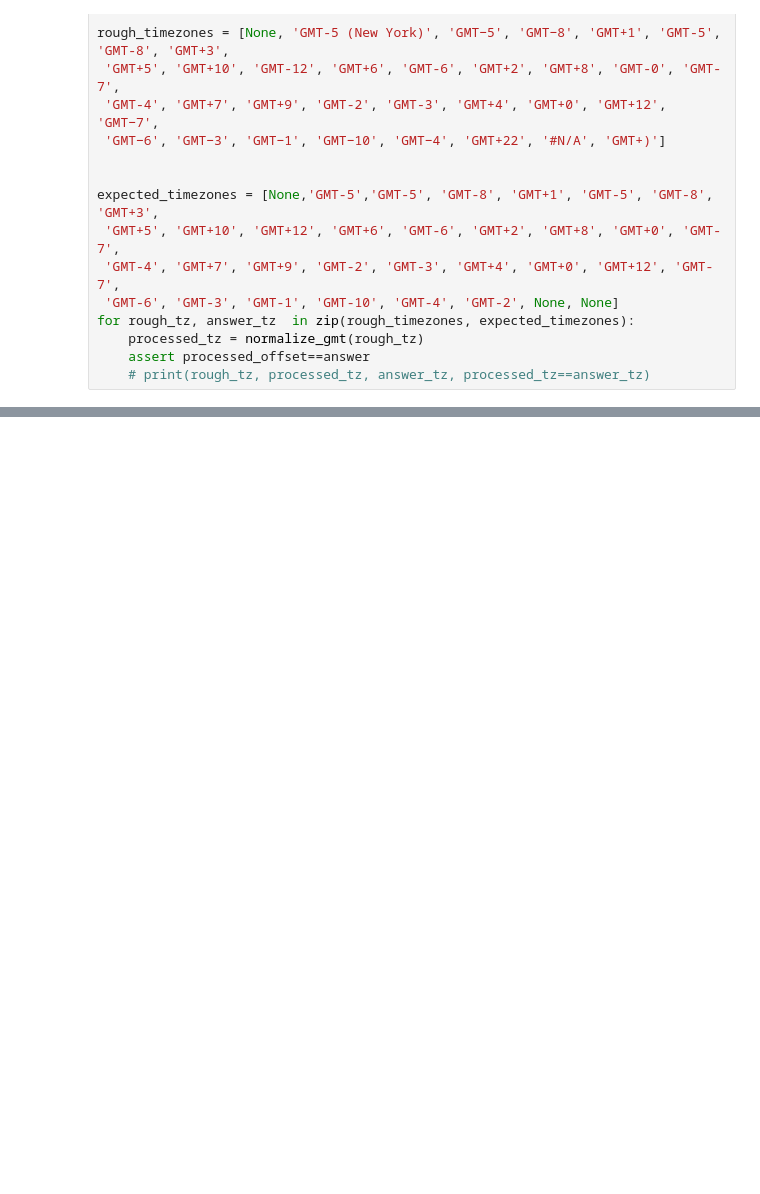
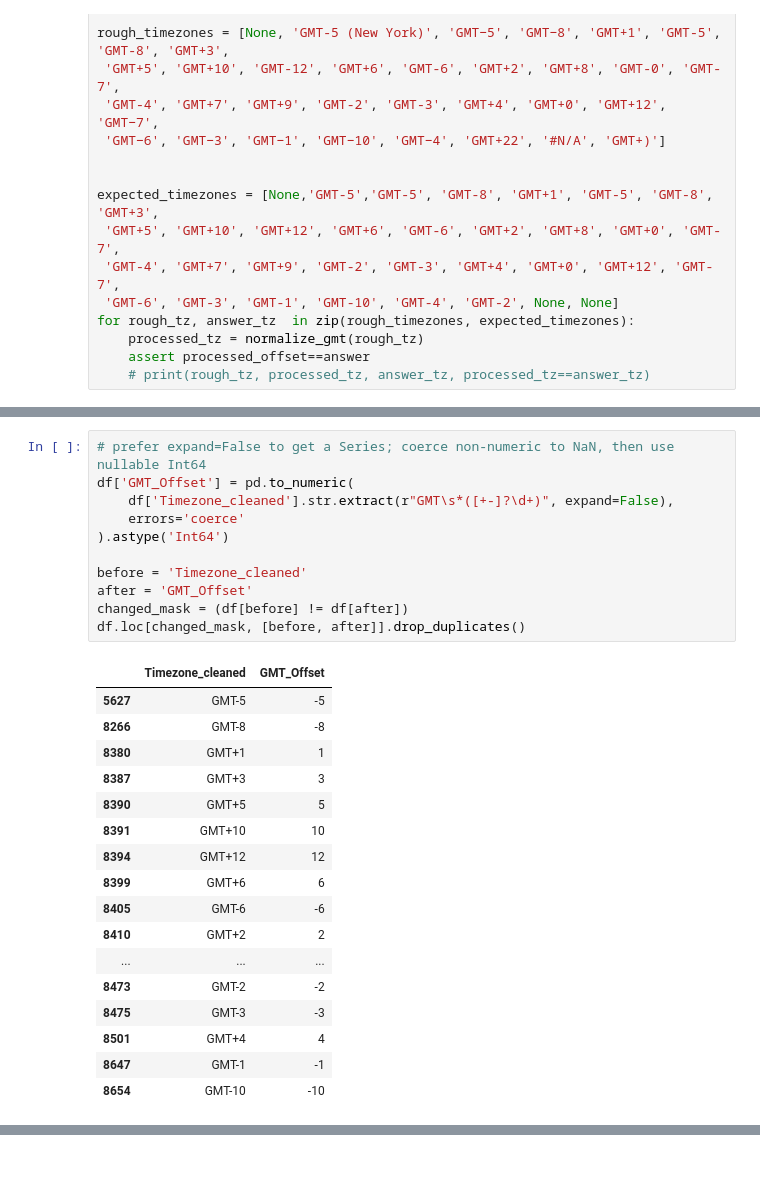
Before and after one commit to chingu-voyages/V58-tier3-team-37, a Jupyter notebook: data_cleaning/cleaning_chingu_demographics.ipynb, the cells around one changed output, grey strips where cells are left out. Saved outputs shown, nothing was run; the diff lists cells and outputs as text; blank space fills up the shorter version.

```diff
--- a/data_cleaning/cleaning_chingu_demographics.ipynb
+++ b/data_cleaning/cleaning_chingu_demographics.ipynb
@@ -311,4 +319,33 @@ df.loc[mask, [before, after]].drop_duplicates()
 | 8717 | GMT+22 | GMT-2 |
 | 8787 | #N/A | None |
 | 8962 | GMT+) | None |
+# %%
+# prefer expand=False to get a Series; coerce non-numeric to NaN, then use nullable Int64
+df['GMT_Offset'] = pd.to_numeric(
+    df['Timezone_cleaned'].str.extract(r"GMT\s*([+-]?\d+)", expand=False),
+    errors='coerce'
+).astype('Int64')
+
+before = 'Timezone_cleaned'
+after = 'GMT_Offset'
+changed_mask = (df[before] != df[after])
+df.loc[changed_mask, [before, after]].drop_duplicates()
+# %% [output]
+|  | Timezone_cleaned | GMT_Offset |
+| 5627 | GMT-5 | -5 |
+| 8266 | GMT-8 | -8 |
+| 8380 | GMT+1 | 1 |
+| 8387 | GMT+3 | 3 |
+| 8390 | GMT+5 | 5 |
+| 8391 | GMT+10 | 10 |
+| 8394 | GMT+12 | 12 |
+| 8399 | GMT+6 | 6 |
+| 8405 | GMT-6 | -6 |
+| 8410 | GMT+2 | 2 |
+| ... | ... | ... |
+| 8473 | GMT-2 | -2 |
+| 8475 | GMT-3 | -3 |
+| 8501 | GMT+4 | 4 |
+| 8647 | GMT-1 | -1 |
+| 8654 | GMT-10 | -10 |
 # %%
```
Also changed, not shown: parts of 21 cells of this notebook.
